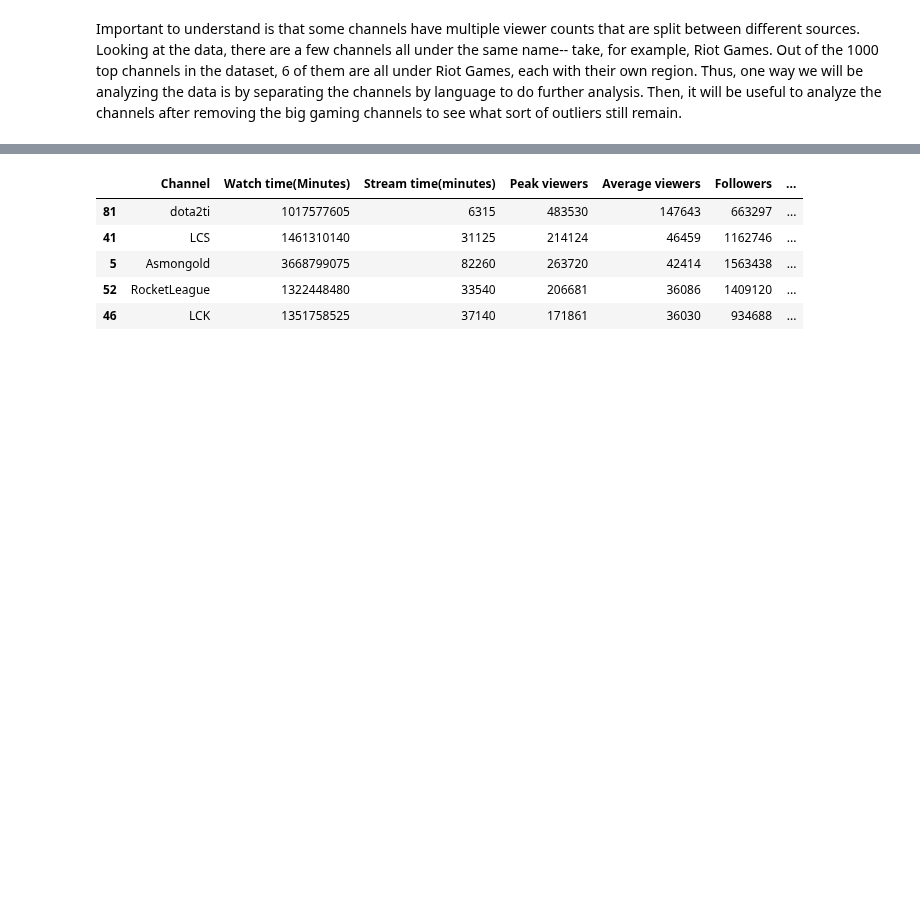
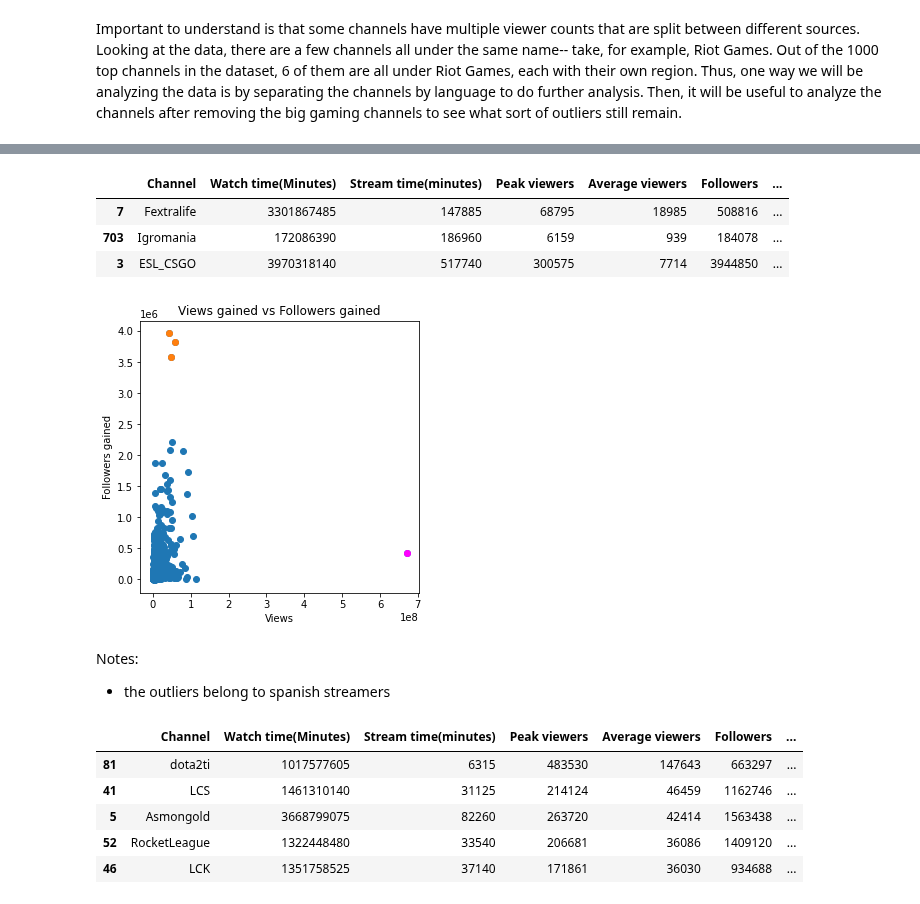
Before and after one commit to BeanutPutters/BeanutPutters.github.io, a Jupyter notebook: project0/Final.ipynb, the cells around one changed output, grey strips where cells are left out. Cells and saved outputs as stored; diff of their text form; code cells hidden in the pictures; blank space fills up the shorter version.

Commit message:
new outliers found

```diff
--- a/project0/Final.ipynb
+++ b/project0/Final.ipynb
@@ -228,3 +274,28 @@ The first thing we examined was outliers in the "average viewers" category.
+# %%
+data.sort_values(axis=0,by='Views gained',ascending=False).head(3)
+# %% [output]
+|  | Channel | Watch time(Minutes) | Stream time(minutes) | Peak viewers | Average viewers | Followers | ... |
+| 7 | Fextralife | 3301867485 | 147885 | 68795 | 18985 | 508816 | ... |
+| 703 | Igromania | 172086390 | 186960 | 6159 | 939 | 184078 | ... |
+| 3 | ESL_CSGO | 3970318140 | 517740 | 300575 | 7714 | 3944850 | ... |
+# %%
+ext = data.sort_values(axis=0,by='Followers gained',ascending=False).head(3)
+ext2 = data.sort_values(axis=0,by='Views gained',ascending=False).head(1)
+
+plt.figure(figsize=(5,5))
+plt.scatter(data["Views gained"], data["Followers gained"])
+plt.scatter(ext["Views gained"], ext["Followers gained"])
+plt.scatter(ext2["Views gained"], ext2["Followers gained"], color = "magenta")
+
+plt.title("Views gained vs Followers gained")
+plt.xlabel("Views")
+plt.ylabel("Followers gained")
+plt.show()
+# %% [output]
+[figure, added]
+# %% [markdown]
+Notes:
+- the outliers belong to spanish streamers
 # %%
 #Case 1: Sorting by average Viewers
 eng = data[data["Language"] == "English"].sort_values(axis=0,by='Average viewers',ascending=False)
```
Also changed, not shown: parts of 17 cells of this notebook.
